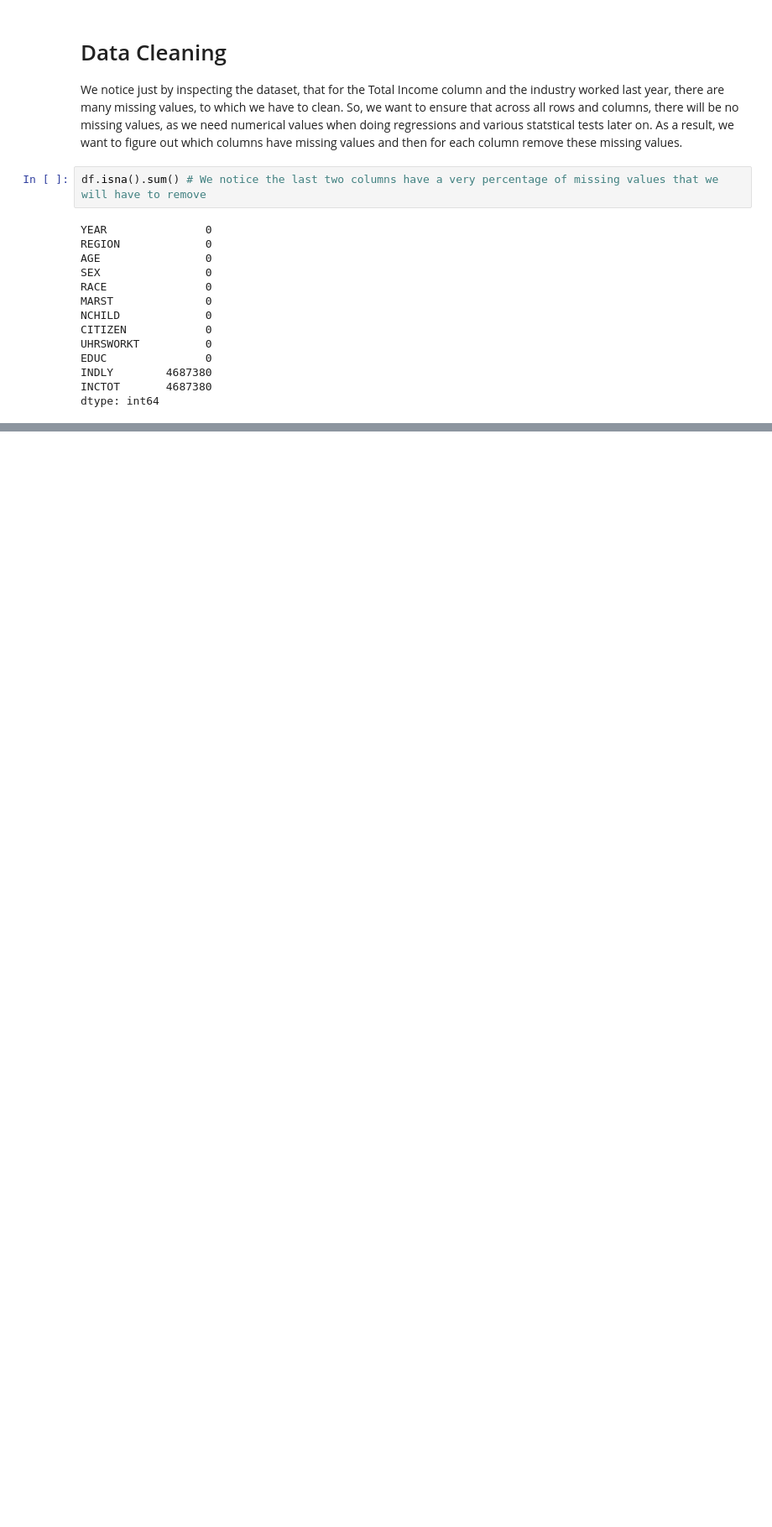
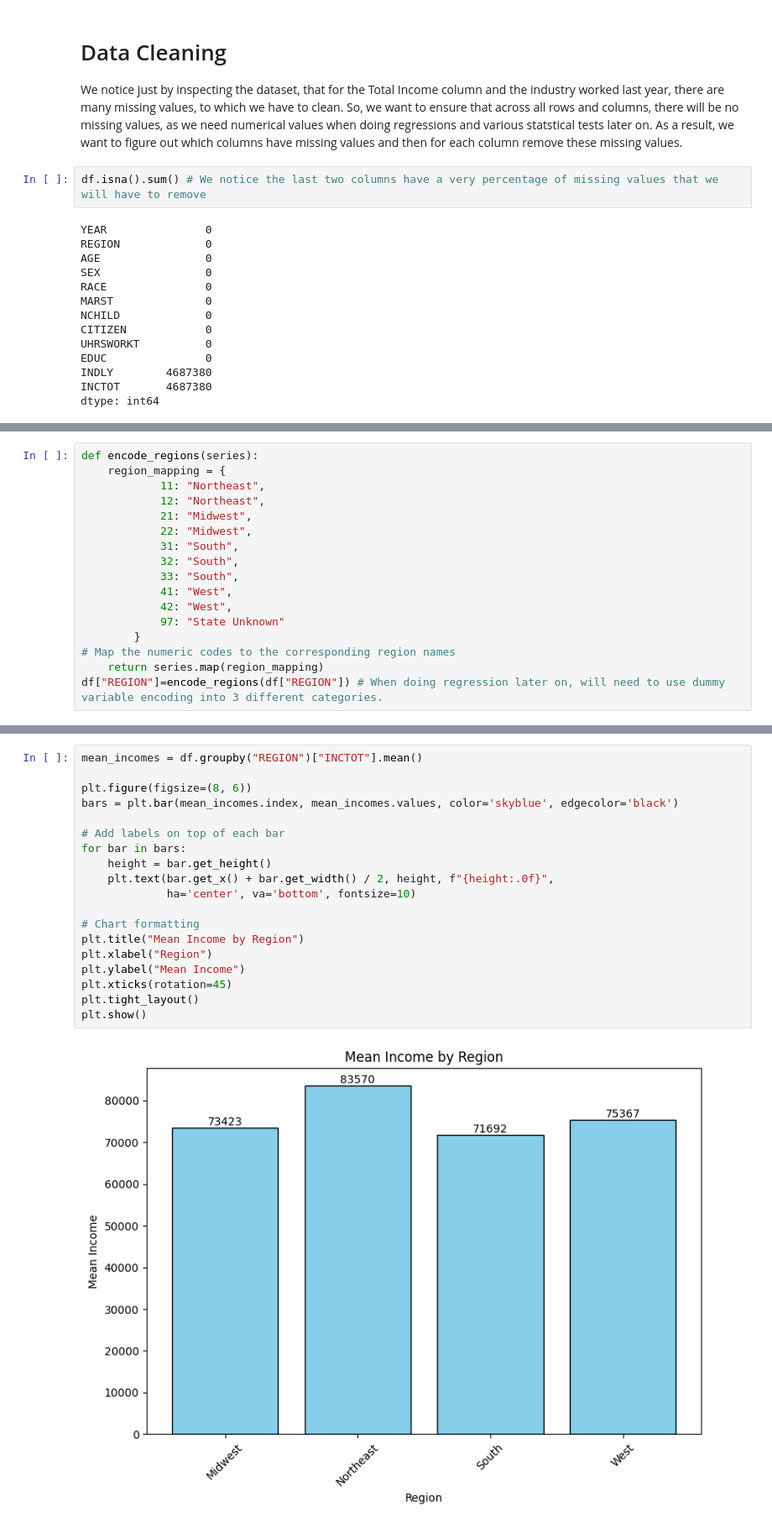
Before and after one commit to morida10/ECON320FP, a Jupyter notebook: play.ipynb, the cells around one changed output, grey strips where cells are left out. Shown at 84% size. Saved outputs shown, nothing was run; the diff lists cells and outputs as text; blank space fills up the shorter version.

```diff
--- a/play.ipynb
+++ b/play.ipynb
@@ -207,0 +244,17 @@ df
+# %%
+def encode_regions(series):
+    region_mapping = {
+            11: "Northeast",
+            12: "Northeast",
+            21: "Midwest",
+            22: "Midwest",
+            31: "South",
+            32: "South",
+            33: "South",
+            41: "West",
+            42: "West",
+            97: "State Unknown"
+        }
+# Map the numeric codes to the corresponding region names
+    return series.map(region_mapping)
+df["REGION"]=encode_regions(df["REGION"]) # When doing regression later on, will need to use dummy variable encoding into 3 different categories.
@@ -207,0 +263,21 @@ df
+# %%
+mean_incomes = df.groupby("REGION")["INCTOT"].mean()
+
+plt.figure(figsize=(8, 6))
+bars = plt.bar(mean_incomes.index, mean_incomes.values, color='skyblue', edgecolor='black')
+
+# Add labels on top of each bar
+for bar in bars:
+    height = bar.get_height()
+    plt.text(bar.get_x() + bar.get_width() / 2, height, f"{height:.0f}",
+             ha='center', va='bottom', fontsize=10)
+
+# Chart formatting
+plt.title("Mean Income by Region")
+plt.xlabel("Region")
+plt.ylabel("Mean Income")
+plt.xticks(rotation=45)
+plt.tight_layout()
+plt.show()
+# %% [output]
+[figure, added]
```
Also changed, not shown: parts of 100 cells of this notebook.
